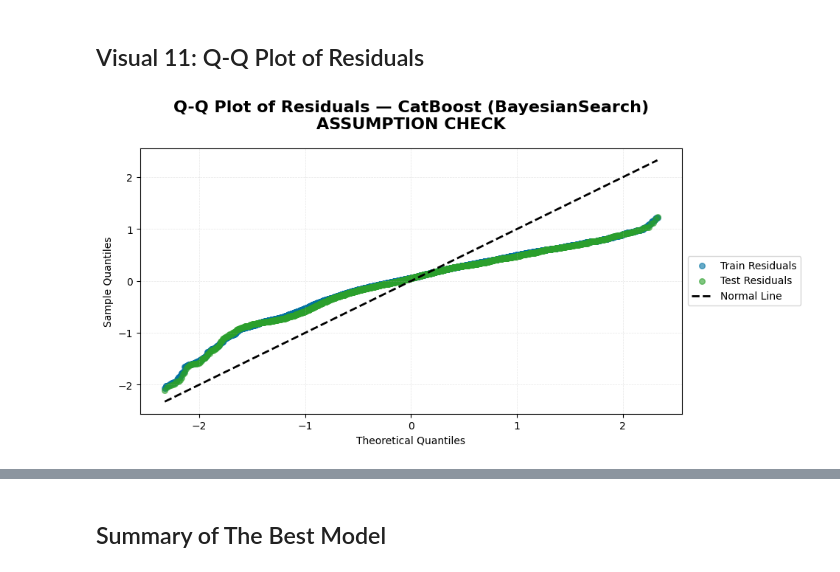
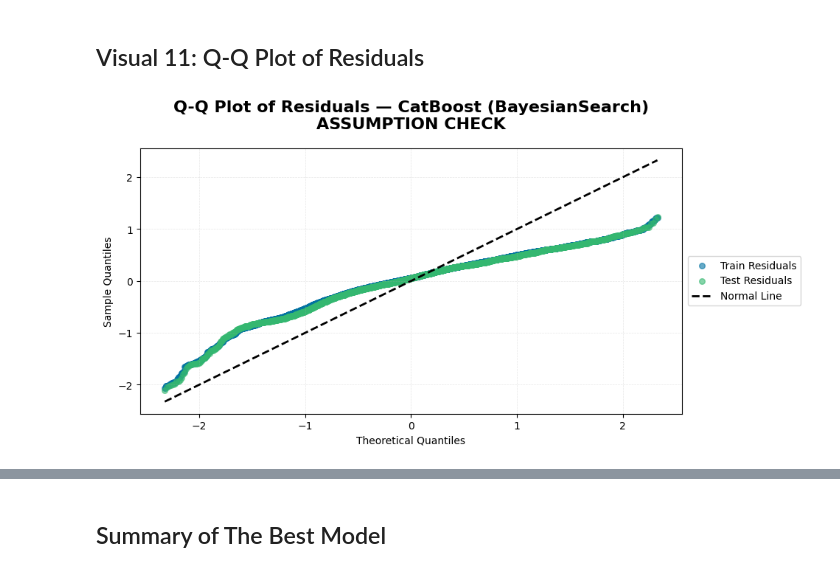
Before and after one commit to tshihab07/Super-Market-Sales-Forecasting, a Jupyter notebook: notebookes/model_SelectionAndAnalysis.ipynb, the cells around one changed output, grey strips where cells are left out. Cells and saved outputs as stored; diff of their text form; code cells hidden in the pictures.

```diff
--- a/notebookes/model_SelectionAndAnalysis.ipynb
+++ b/notebookes/model_SelectionAndAnalysis.ipynb
@@ -627,32 +627,32 @@ test_theor = stats.norm.ppf(np.linspace(0.01, 0.99, n_test))
 
 # plot manually
 plt.figure(figsize=(10, 5))
 
 # train residuals
 plt.scatter(train_theor, np.sort(residuals_train), alpha=0.6, color='#0272A2', s=30, label='Train Residuals')
 
 # test residuals
-plt.scatter(test_theor, np.sort(residuals_test), alpha=0.6, color='#2ca02c', s=30, label='Test Residuals')
+plt.scatter(test_theor, np.sort(residuals_test), alpha=0.6, color="#35b870", s=30, label='Test Residuals')
 
 # identity line (y=x) for normal distribution
 min_val = min(train_theor.min(), test_theor.min())
 max_val = max(train_theor.max(), test_theor.max())
 identity_line = np.linspace(min_val, max_val, 100)
 plt.plot(identity_line, identity_line, 'k--', lw=2, label='Normal Line')
 
 # labels
 plt.title(f"Q-Q Plot of Residuals — {best_model_name}\nASSUMPTION CHECK", fontsize=16, fontweight='bold', y=1.05)
 plt.xlabel("Theoretical Quantiles")
 plt.ylabel("Sample Quantiles")
 
 # legend outside
 plt.legend(loc='center left', bbox_to_anchor=(1.001, 0.5), fontsize=10, title_fontsize=11, frameon=True)
 
 # grid & layout
 plt.grid(True, alpha=0.3, linestyle='--', linewidth=0.5)
 plt.tight_layout()
 plt.subplots_adjust(right=0.8)
 
 plt.show()
 # %% [output]
-[figure, old version]
+[figure, new version]
```
Also changed, not shown: parts of 19 cells of this notebook.
